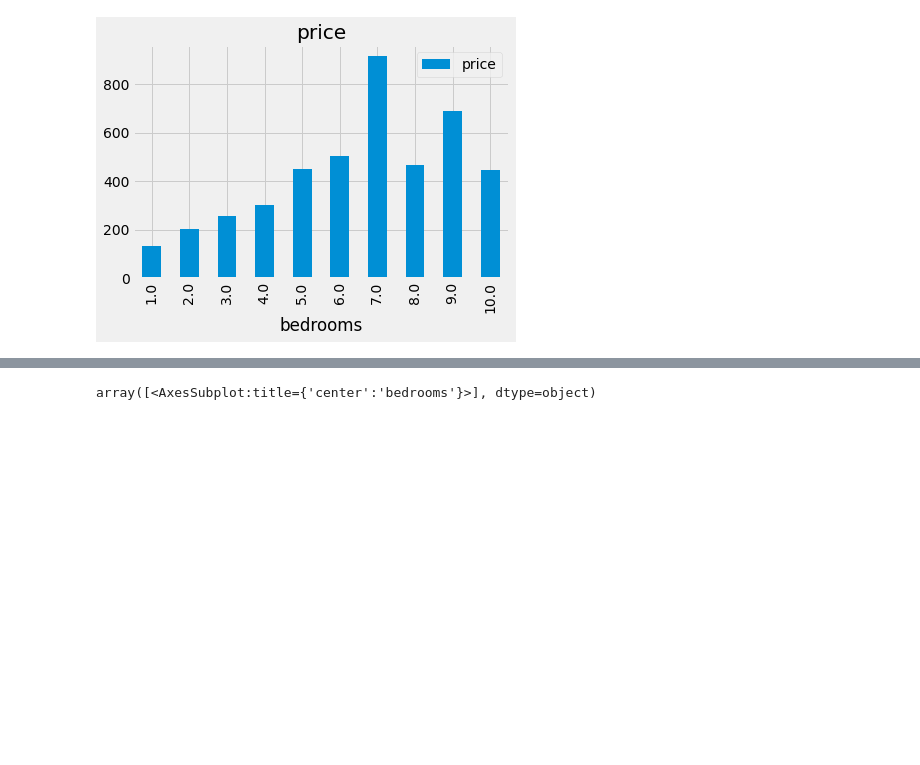
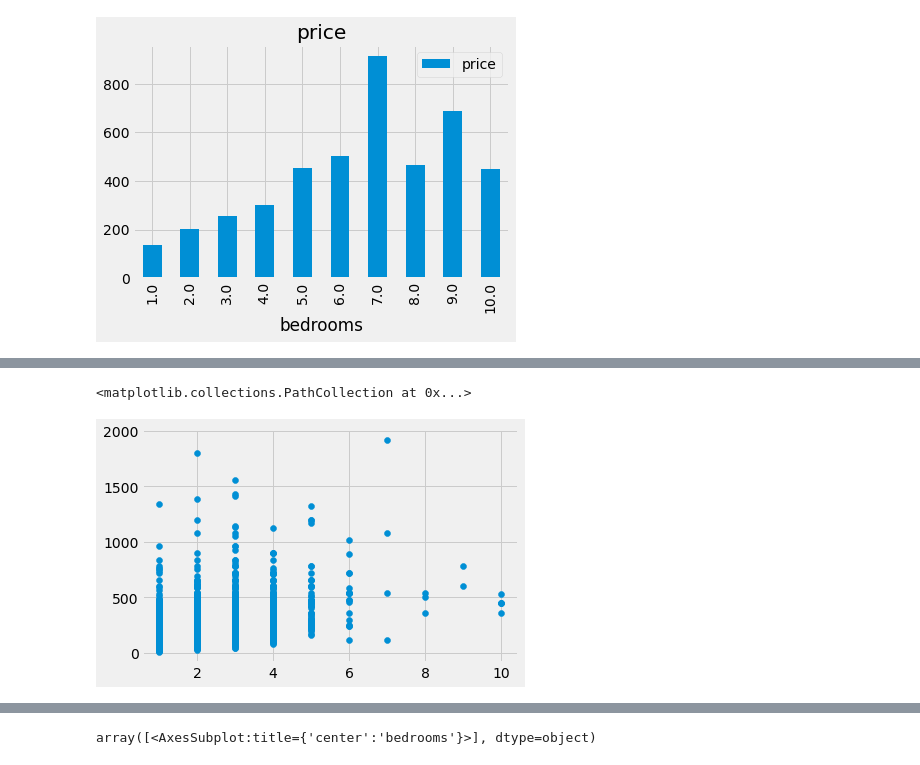
Before and after one commit to odubajo/data-analysis-with-pandas-projects, a Jupyter notebook: air bnb/airbnb amsterdam housing analysis.ipynb, the cells around one changed output, grey strips where cells are left out. Cells and saved outputs as stored; diff of their text form; code cells hidden in the pictures; blank space fills up the shorter version.

```diff
--- a/air bnb/airbnb amsterdam housing analysis.ipynb
+++ b/air bnb/airbnb amsterdam housing analysis.ipynb
@@ -238 +231,6 @@ array([<AxesSubplot:title={'center':'price'}, xlabel='bedrooms'>],
+# %%
+plt.scatter(data['bedrooms'],data['price'])
+# %% [output]
+<matplotlib.collections.PathCollection at 0x...>
+[figure, added]
 # %%
```
Also changed, not shown: parts of 41 cells of this notebook.
